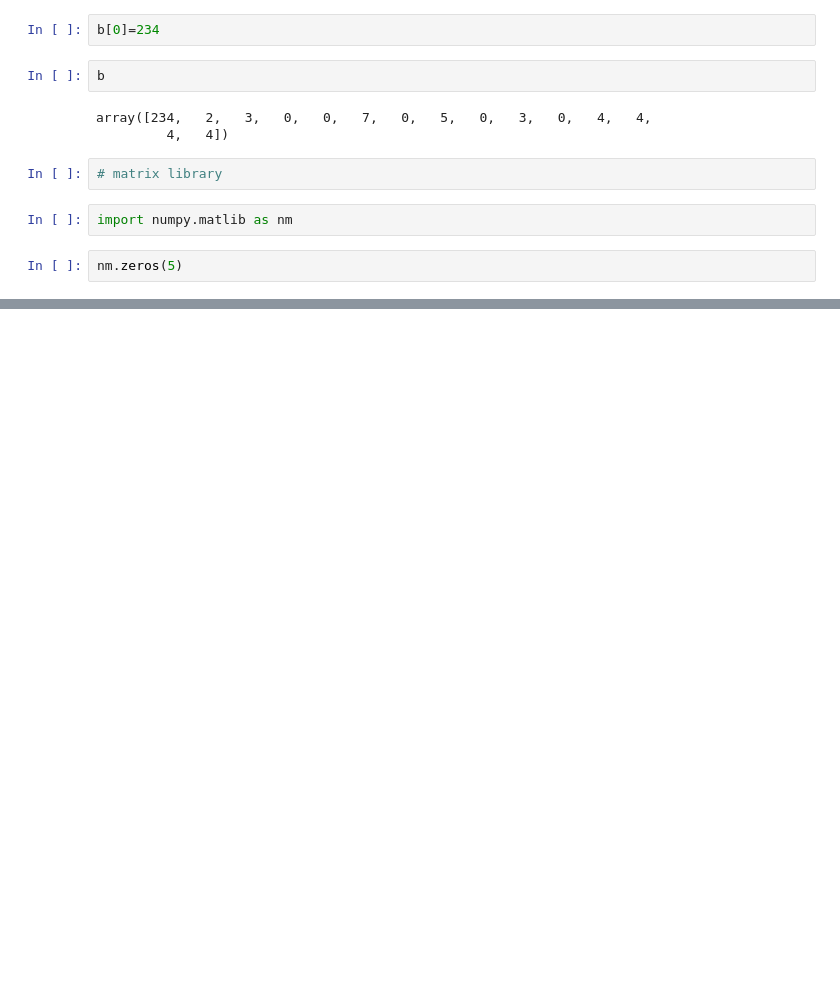
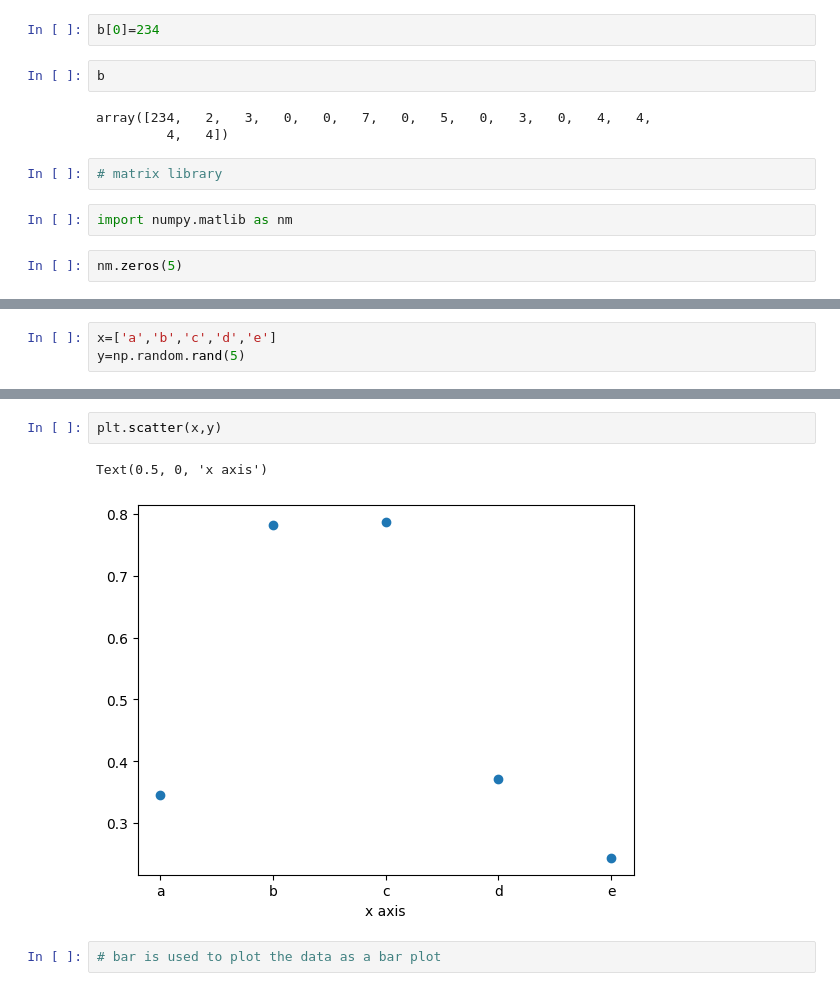
Before and after one commit to strangecod/360, a Jupyter notebook: Numpy.ipynb, the cells around one changed output, grey strips where cells are left out. Cells and saved outputs as stored; diff of their text form; blank space fills up the shorter version.

```diff
--- a/Numpy.ipynb
+++ b/Numpy.ipynb
@@ -534,0 +647,3 @@ nm.zeros(5)
+# %%
+x=['a','b','c','d','e']
+y=np.random.rand(5)
@@ -534,0 +658,7 @@ nm.zeros(5)
+# %%
+plt.scatter(x,y)
+# %% [output]
+Text(0.5, 0, 'x axis')
+[figure, added]
+# %%
+# bar is used to plot the data as a bar plot
```
Also changed, not shown: parts of 23 cells of this notebook.
